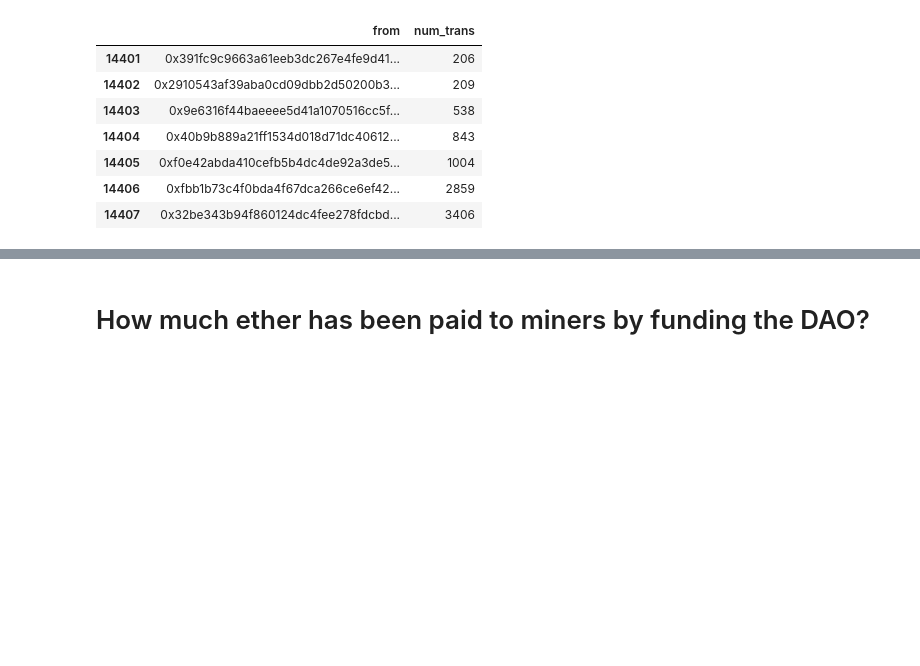
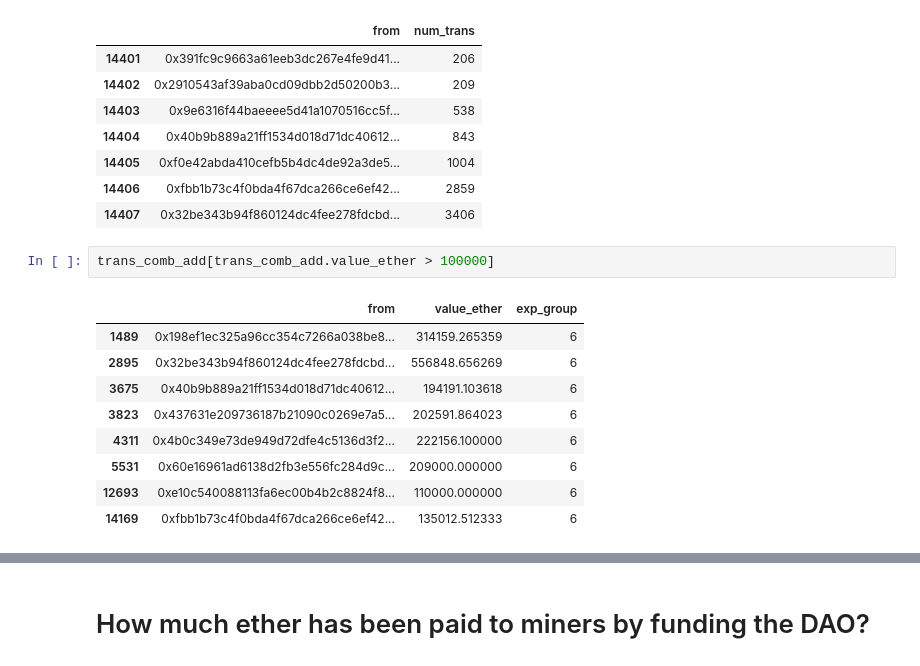
Before and after one commit to corpetty/TBP_metrics, a Jupyter notebook: various_visualizations/dao_transactions/DAO Transaction Anaylsis.ipynb, the cells around one changed output, grey strips where cells are left out. Drawn from its saved outputs; the diff is of its cells as text; blank space fills up the shorter version.

```diff
--- a/various_visualizations/dao_transactions/DAO Transaction Anaylsis.ipynb
+++ b/various_visualizations/dao_transactions/DAO Transaction Anaylsis.ipynb
@@ -206,3 +207,15 @@ num_trans_per_address[num_trans_per_address.num_trans > 100]
 | 14405 | 0xf0e42abda410cefb5b4dc4de92a3de5... | 1004 |
 | 14406 | 0xfbb1b73c4f0bda4f67dca266ce6ef42... | 2859 |
 | 14407 | 0x32be343b94f860124dc4fee278fdcbd... | 3406 |
+# %%
+trans_comb_add[trans_comb_add.value_ether > 100000]
+# %% [output]
+|  | from | value_ether | exp_group |
+| 1489 | 0x198ef1ec325a96cc354c7266a038be8... | 314159.265359 | 6 |
+| 2895 | 0x32be343b94f860124dc4fee278fdcbd... | 556848.656269 | 6 |
+| 3675 | 0x40b9b889a21ff1534d018d71dc40612... | 194191.103618 | 6 |
+| 3823 | 0x437631e209736187b21090c0269e7a5... | 202591.864023 | 6 |
+| 4311 | 0x4b0c349e73de949d72dfe4c5136d3f2... | 222156.100000 | 6 |
+| 5531 | 0x60e16961ad6138d2fb3e556fc284d9c... | 209000.000000 | 6 |
+| 12693 | 0xe10c540088113fa6ec00b4b2c8824f8... | 110000.000000 | 6 |
+| 14169 | 0xfbb1b73c4f0bda4f67dca266ce6ef42... | 135012.512333 | 6 |
```
Also changed, not shown: parts of 3 cells of this notebook, 1 other file.
